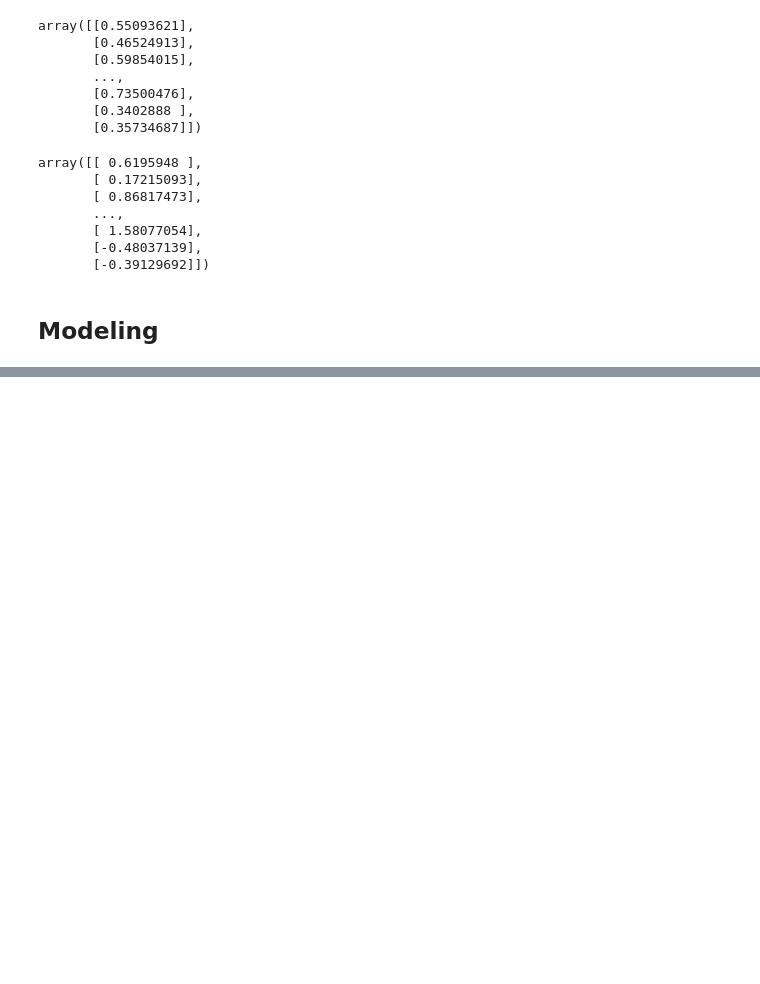
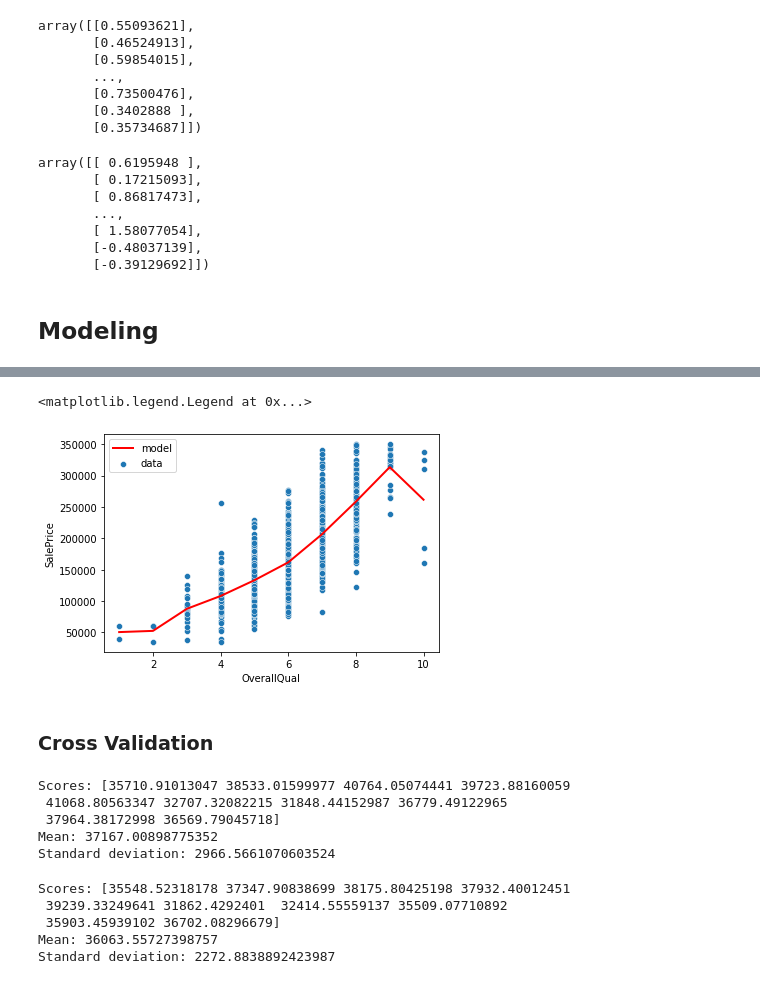
Before and after one commit to erinmcmahon26/Housing-Prices-Regression, a Jupyter notebook: Housing_Prices_Regression.ipynb, the cells around one changed output, grey strips where cells are left out. Saved outputs shown, nothing was run; the diff lists cells and outputs as text; code cells hidden in the pictures; blank space fills up the shorter version.

```diff
--- a/Housing_Prices_Regression.ipynb
+++ b/Housing_Prices_Regression.ipynb
@@ -314,0 +448,11 @@ TypeError: ignored
+# %%
+sns.scatterplot(x=df_lessthen350k['OverallQual'],y=df_lessthen350k['SalePrice'],label='data')
+plt.plot(df_lessthen350k['OverallQual'].sort_values(), forest_reg.predict(df_lessthen350k['OverallQual'].sort_values().to_frame()),
+         color='red', label='model',
+         linewidth=2)
+plt.legend()
+# %% [output]
+<matplotlib.legend.Legend at 0x...>
+[figure, added]
+# %% [markdown]
+### Cross Validation
@@ -314,0 +465,13 @@ TypeError: ignored
+# %%
+# linear regression scores
+lin_scores = cross_val_score(lm, X, y,
+                              scoring="neg_mean_squared_error", cv=10)
+
+lin_rmse_scores = np.sqrt(-lin_scores)
+display_scores(lin_rmse_scores)
+# %% [output]
+Scores: [35710.91013047 38533.01599977 40764.05074441 39723.88160059
+ 41068.80563347 32707.32082215 31848.44152987 36779.49122965
+ 37964.38172998 36569.79045718]
+Mean: 37167.00898775352
+Standard deviation: 2966.5661070603524
@@ -314,0 +483,8 @@ TypeError: ignored
+# %%
+display_scores(tree_rmse_scores)
+# %% [output]
+Scores: [35548.52318178 37347.90838699 38175.80425198 37932.40012451
+ 39239.33249641 31862.4292401  32414.55559137 35509.07710892
+ 35903.45939102 36702.08296679]
+Mean: 36063.55727398757
+Standard deviation: 2272.8838892423987
```
Also changed, not shown: parts of 19 cells of this notebook.
